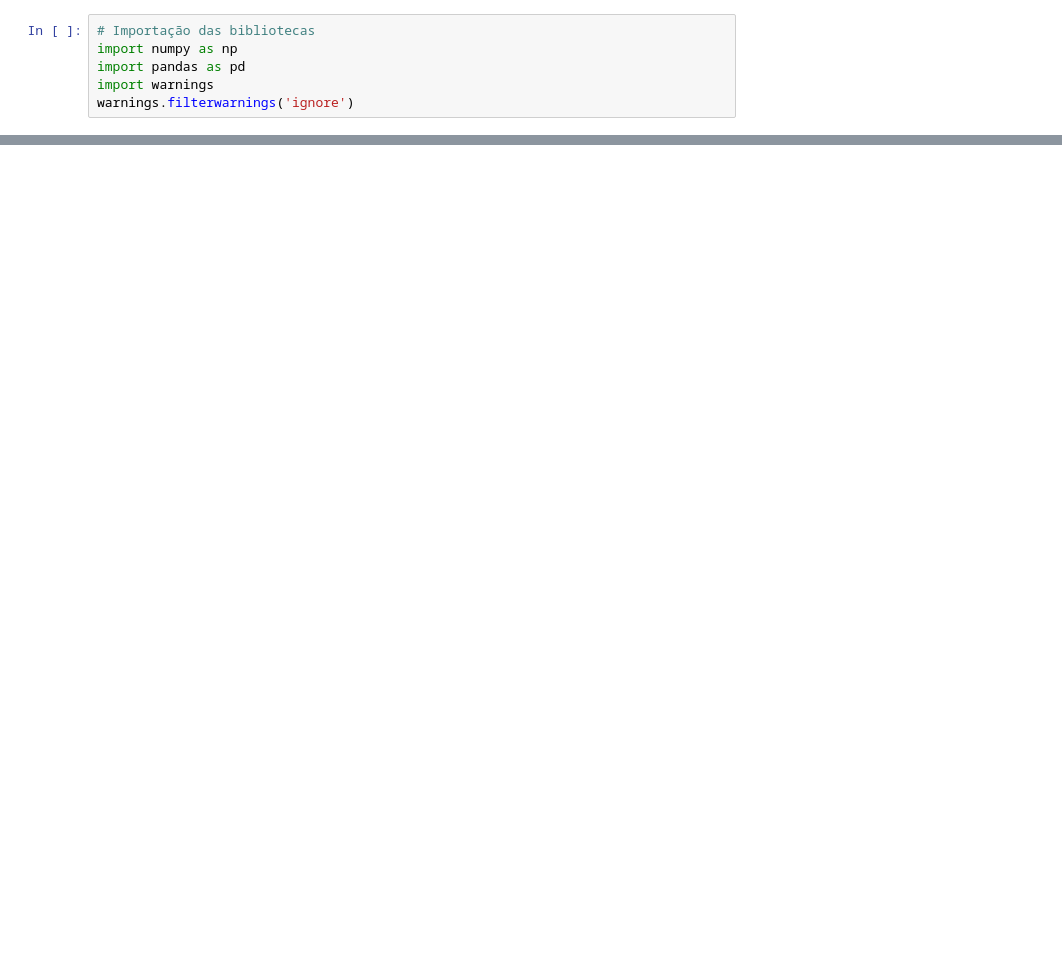
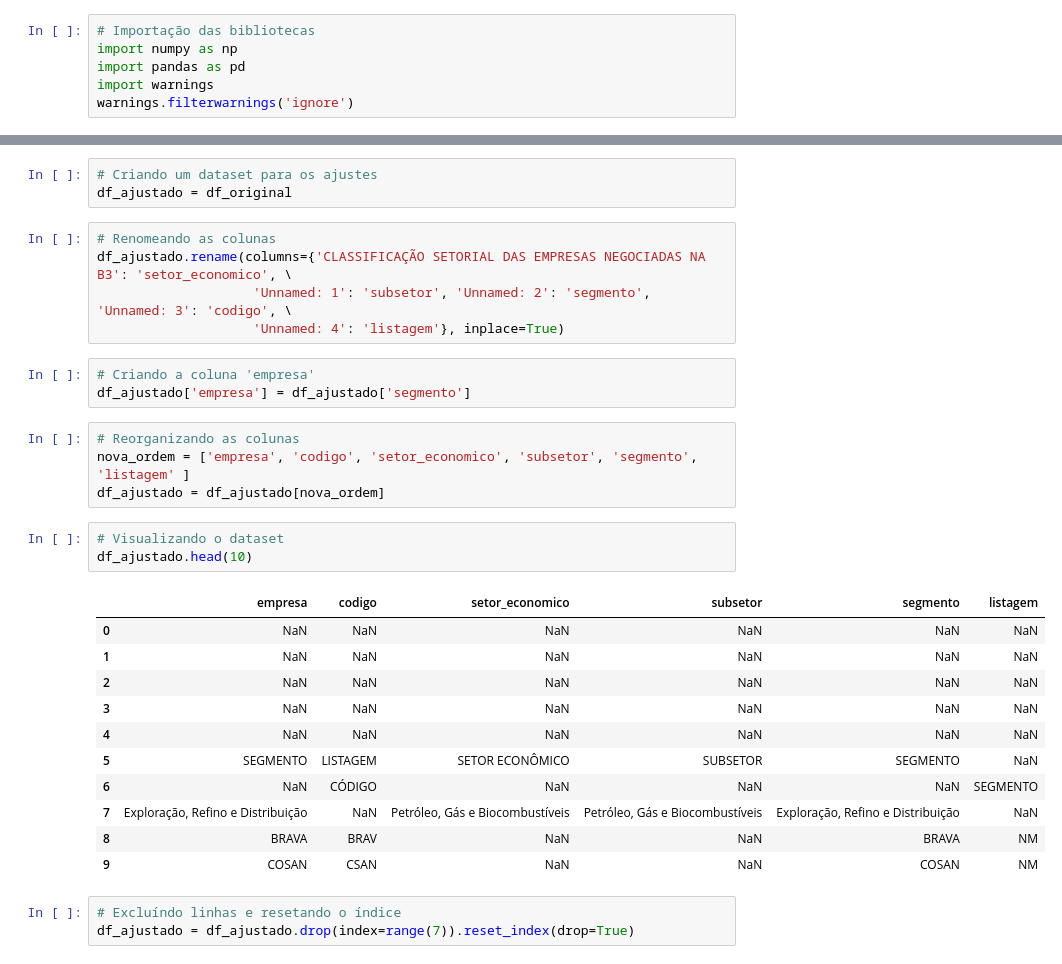
Before and after one commit to rafa-fsantos/recomendAcoes, a Jupyter notebook: projeto.ipynb, the cells around one changed output, grey strips where cells are left out. Cells and saved outputs as stored; diff of their text form; blank space fills up the shorter version.

```diff
--- a/projeto.ipynb
+++ b/projeto.ipynb
@@ -223,0 +138,33 @@ teste(df).head(25)
+# %%
+# Criando um dataset para os ajustes
+df_ajustado = df_original
+# %%
+# Renomeando as colunas
+df_ajustado.rename(columns={'CLASSIFICAÇÃO SETORIAL DAS EMPRESAS NEGOCIADAS NA B3': 'setor_economico', \
+                    'Unnamed: 1': 'subsetor', 'Unnamed: 2': 'segmento', 'Unnamed: 3': 'codigo', \
+                    'Unnamed: 4': 'listagem'}, inplace=True)
+# %%
+# Criando a coluna 'empresa'
+df_ajustado['empresa'] = df_ajustado['segmento']
+# %%
+# Reorganizando as colunas
+nova_ordem = ['empresa', 'codigo', 'setor_economico', 'subsetor', 'segmento', 'listagem' ]
+df_ajustado = df_ajustado[nova_ordem]
+# %%
+# Visualizando o dataset
+df_ajustado.head(10)
+# %% [output]
+|  | empresa | codigo | setor_economico | subsetor | segmento | listagem |
+| 0 | NaN | NaN | NaN | NaN | NaN | NaN |
+| 1 | NaN | NaN | NaN | NaN | NaN | NaN |
+| 2 | NaN | NaN | NaN | NaN | NaN | NaN |
+| 3 | NaN | NaN | NaN | NaN | NaN | NaN |
+| 4 | NaN | NaN | NaN | NaN | NaN | NaN |
+| 5 | SEGMENTO | LISTAGEM | SETOR ECONÔMICO | SUBSETOR | SEGMENTO | NaN |
+| 6 | NaN | CÓDIGO | NaN | NaN | NaN | SEGMENTO |
+| 7 | Exploração, Refino e Distribuição | NaN | Petróleo, Gás e Biocombustíveis | Petróleo, Gás e Biocombustíveis | Exploração, Refino e Distribuição | NaN |
+| 8 | BRAVA | BRAV | NaN | NaN | BRAVA | NM |
+| 9 | COSAN | CSAN | NaN | NaN | COSAN | NM |
+# %%
+# Excluíndo linhas e resetando o índice
+df_ajustado = df_ajustado.drop(index=range(7)).reset_index(drop=True)
```
Also changed, not shown: parts of 45 cells of this notebook, 1 other file.
